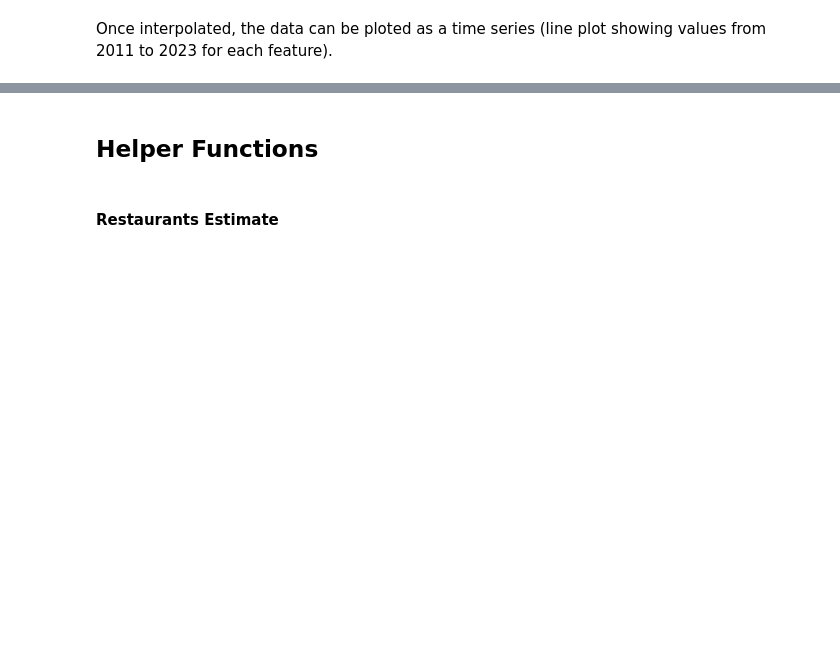
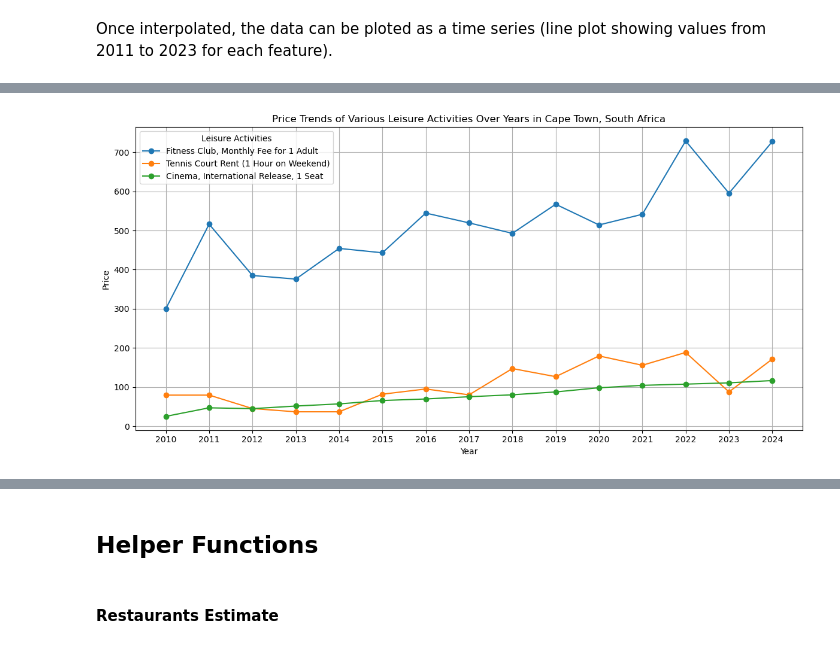
Before and after one commit to xuzmocode4-325/international-city-cost-analysis-data, a Jupyter notebook: cost-of-living-data-analysis.ipynb, the cells around one changed output, grey strips where cells are left out. Saved outputs shown, nothing was run; the diff lists cells and outputs as text; code cells hidden in the pictures; blank space fills up the shorter version.

```diff
--- a/cost-of-living-data-analysis.ipynb
+++ b/cost-of-living-data-analysis.ipynb
@@ -203,3 +245,7 @@ records["leisure"][0]
+# %%
+plot_trend_visual(records["leisure"], 'Leisure Activities')
+# %% [output]
+[figure, added]
 # %%
 records["rent"][0]
 # %% [output]
```
Also changed, not shown: parts of 34 cells of this notebook.
